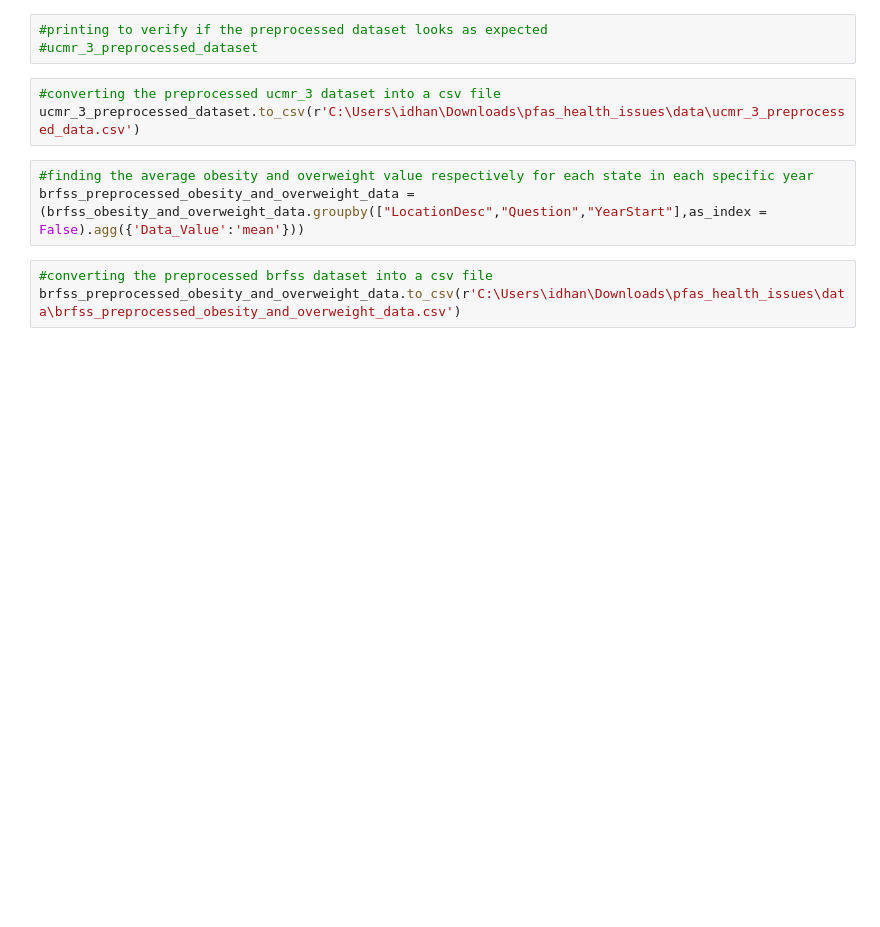
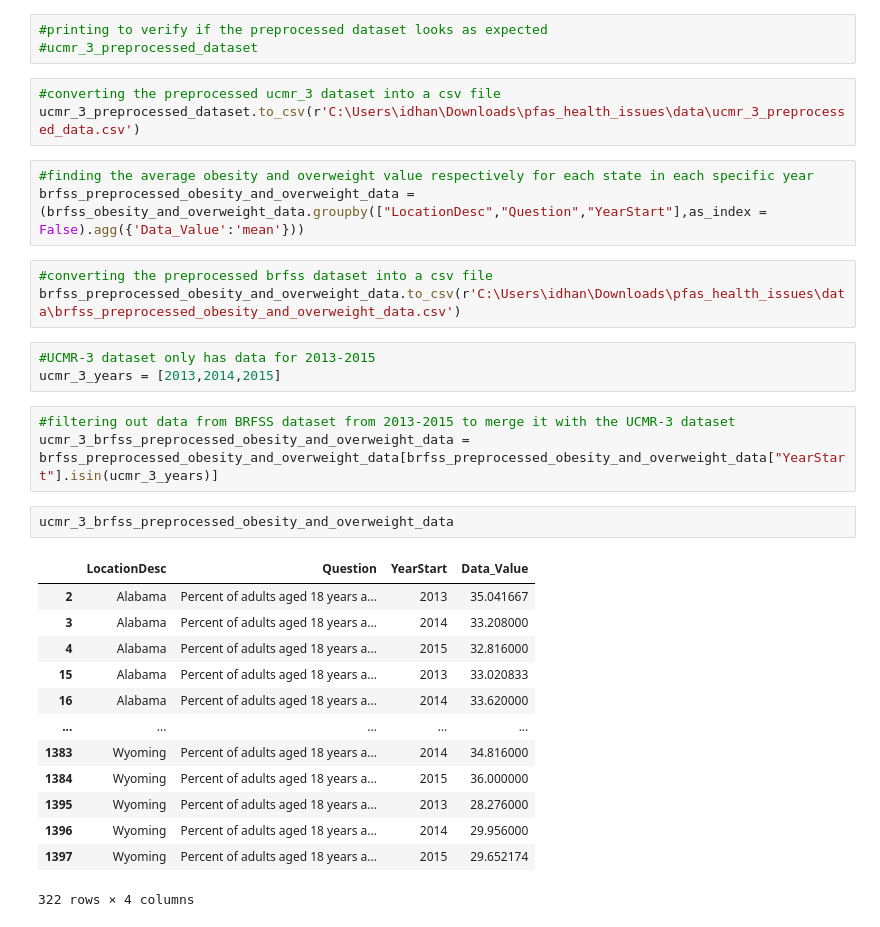
Before and after one commit to ijena/pfas_health_issues, a Jupyter notebook: PFAS_Health_Research/PFAS_Health_Obesity_dataset.ipynb, the cells around one changed output. Saved outputs shown, nothing was run; the diff lists cells and outputs as text; blank space fills up the shorter version.

Commit message:
Filtered out BRFSS weight dataset to only have the data from 2013-2015 to merge with the UCMR-3 PFAS dataset

```diff
--- a/PFAS_Health_Research/PFAS_Health_Obesity_dataset.ipynb
+++ b/PFAS_Health_Research/PFAS_Health_Obesity_dataset.ipynb
@@ -220,3 +220,25 @@ brfss_preprocessed_obesity_and_overweight_data = (brfss_obesity_and_overweight_d
 # %%
 #converting the preprocessed brfss dataset into a csv file
 brfss_preprocessed_obesity_and_overweight_data.to_csv(r'C:\Users\idhan\Downloads\pfas_health_issues\data\brfss_preprocessed_obesity_and_overweight_data.csv')
+# %%
+#UCMR-3 dataset only has data for 2013-2015
+ucmr_3_years = [2013,2014,2015]
+# %%
+#filtering out data from BRFSS dataset from 2013-2015 to merge it with the UCMR-3 dataset
+ucmr_3_brfss_preprocessed_obesity_and_overweight_data = brfss_preprocessed_obesity_and_overweight_data[brfss_preprocessed_obesity_and_overweight_data["YearStart"].isin(ucmr_3_years)]
+# %%
+ucmr_3_brfss_preprocessed_obesity_and_overweight_data
+# %% [output]
+|  | LocationDesc | Question | YearStart | Data_Value |
+| 2 | Alabama | Percent of adults aged 18 years a... | 2013 | 35.041667 |
+| 3 | Alabama | Percent of adults aged 18 years a... | 2014 | 33.208000 |
+| 4 | Alabama | Percent of adults aged 18 years a... | 2015 | 32.816000 |
+| 15 | Alabama | Percent of adults aged 18 years a... | 2013 | 33.020833 |
+| 16 | Alabama | Percent of adults aged 18 years a... | 2014 | 33.620000 |
+| ... | ... | ... | ... | ... |
+| 1383 | Wyoming | Percent of adults aged 18 years a... | 2014 | 34.816000 |
+| 1384 | Wyoming | Percent of adults aged 18 years a... | 2015 | 36.000000 |
+| 1395 | Wyoming | Percent of adults aged 18 years a... | 2013 | 28.276000 |
+| 1396 | Wyoming | Percent of adults aged 18 years a... | 2014 | 29.956000 |
+| 1397 | Wyoming | Percent of adults aged 18 years a... | 2015 | 29.652174 |
+322 rows × 4 columns
```
